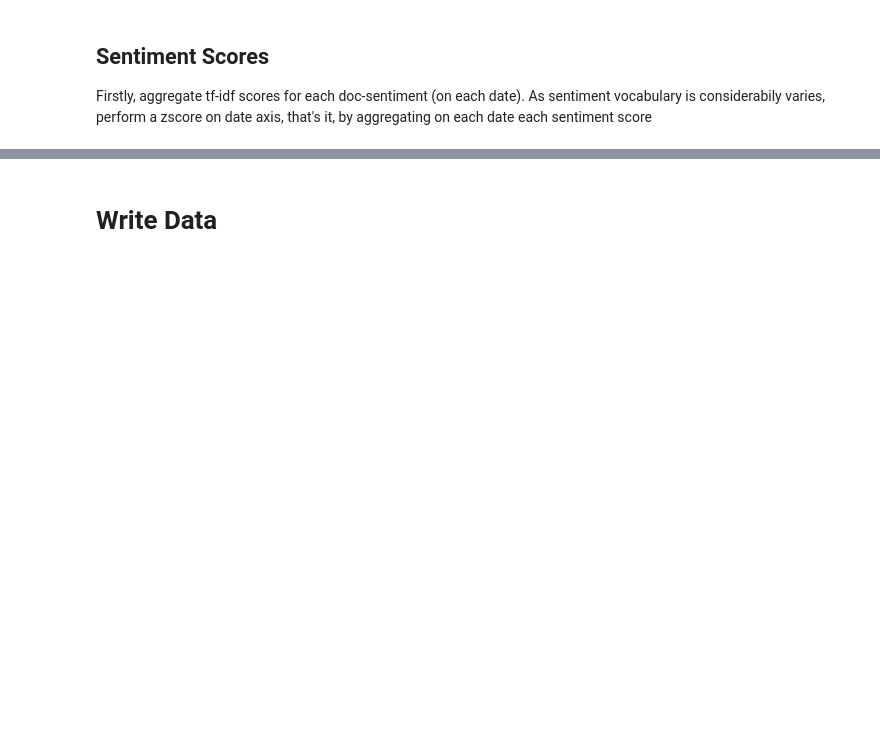
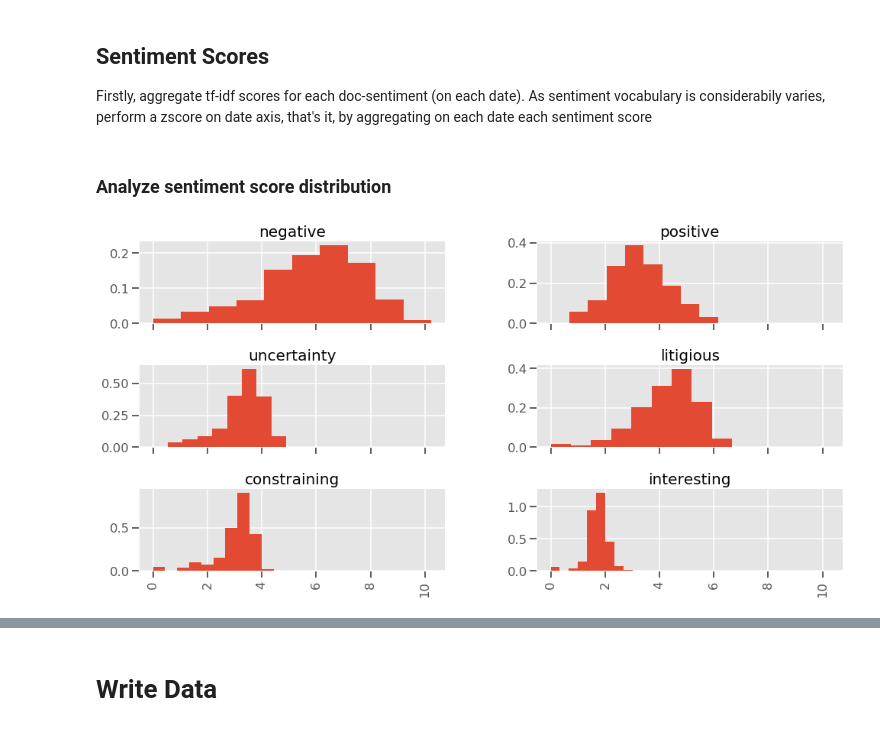
Before and after one commit to manualrg/dslab-ai-for-trading, a Jupyter notebook: notebooks/05_nlp_quant/02_10ksent_rulesent.ipynb, the cells around one changed output, grey strips where cells are left out. Drawn from its saved outputs; the diff is of its cells as text; code cells hidden in the pictures; blank space fills up the shorter version.

```diff
--- a/notebooks/05_nlp_quant/02_10ksent_rulesent.ipynb
+++ b/notebooks/05_nlp_quant/02_10ksent_rulesent.ipynb
@@ -208,2 +211,11 @@ for sent_key, tfidf_mat in tf_idf_by_sent.items():
     sent_raw_score.name = 'sentiment_score'
     sent_score_dfs[sent_key] = sent_raw_score
+# %% [markdown]
+### Analyze sentiment score distribution
+# %%
+sent_by_score = pd.concat(sent_score_dfs).to_frame()
+sent_by_score.index.set_names(inplace=True, names='sentiment', level=0)
+sent_by_score.hist(by='sentiment', sharex=True, density=True)
+plt.show()
+# %% [output]
+[figure, added]
```
Also changed, not shown: parts of 14 cells of this notebook, 2 other files.
